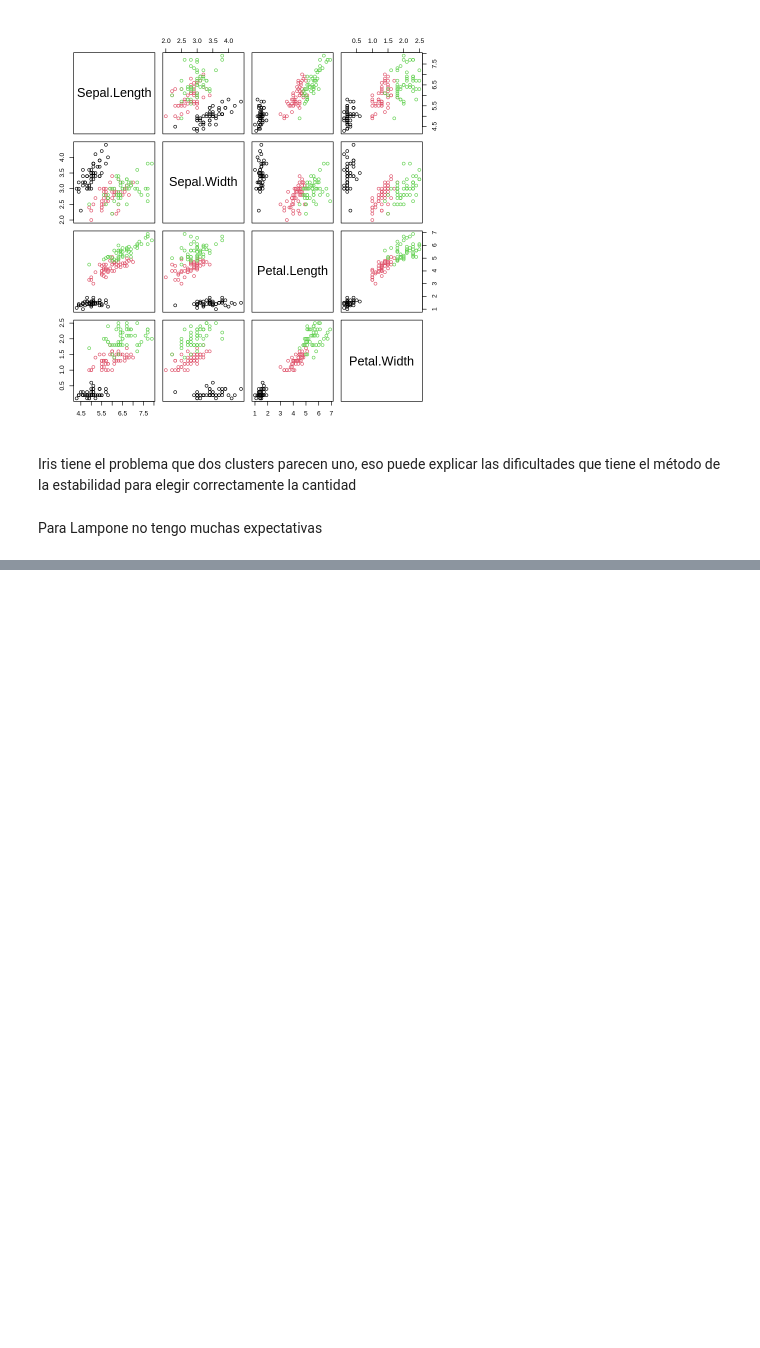
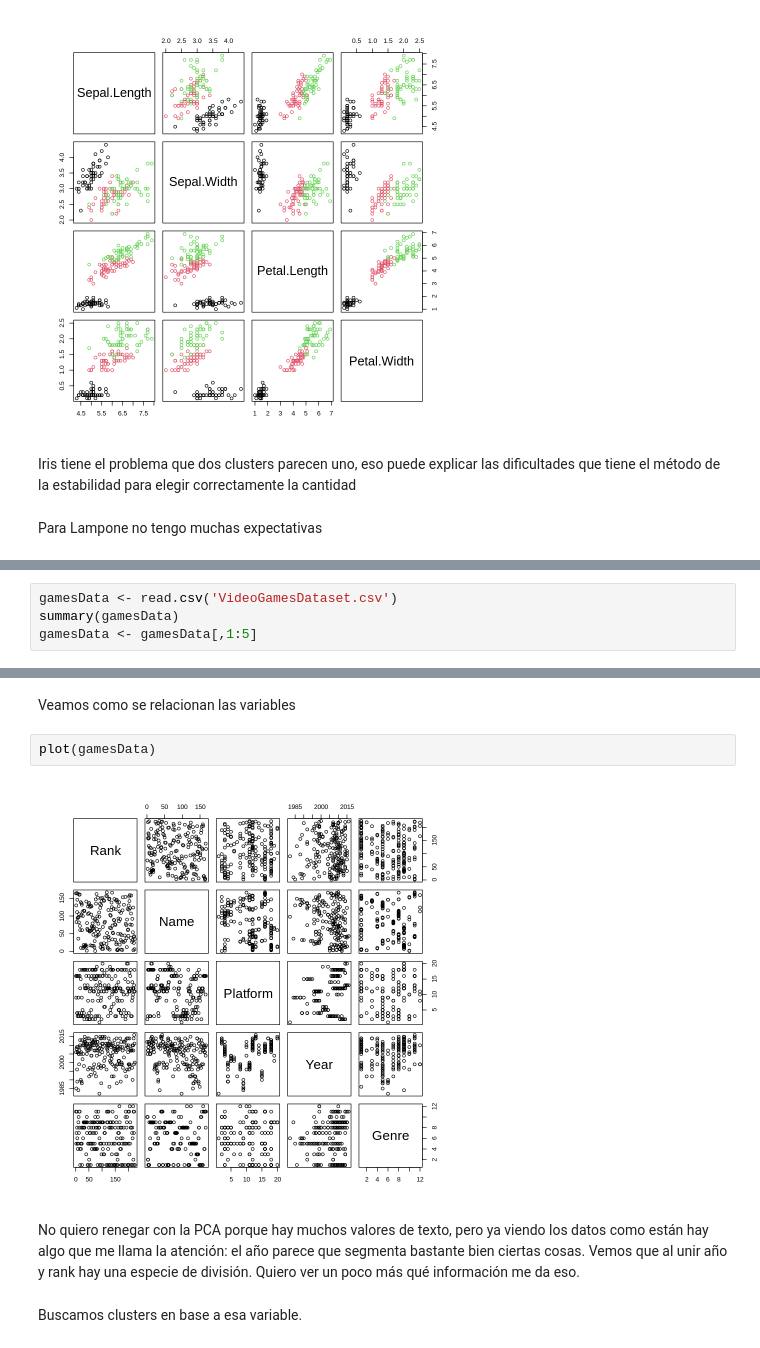
Before and after one commit to AgustinGurvich/TMD, a Jupyter notebook: TMD_TP3.ipynb, the cells around one changed output, grey strips where cells are left out. Cells and saved outputs as stored; diff of their text form; blank space fills up the shorter version.

```diff
--- a/TMD_TP3.ipynb
+++ b/TMD_TP3.ipynb
@@ -600,0 +591,4 @@ print(paste("Clusters segun gap: ", gap))
+# %%
+gamesData <- read.csv('VideoGamesDataset.csv')
+summary(gamesData)
+gamesData <- gamesData[,1:5]
@@ -600,0 +613,10 @@ print(paste("Clusters segun gap: ", gap))
+# %% [markdown]
+Veamos como se relacionan las variables
+# %%
+plot(gamesData)
+# %% [output]
+[figure, added]
+# %% [markdown]
+No quiero renegar con la PCA porque hay muchos valores de texto, pero ya viendo los datos como están hay algo que me llama la atención: el año parece que segmenta bastante bien ciertas cosas. Vemos que al unir año y rank hay una especie de división. Quiero ver un poco más qué información me da eso.
+# %% [markdown]
+Buscamos clusters en base a esa variable.
```
Also changed, not shown: parts of 28 cells of this notebook.
